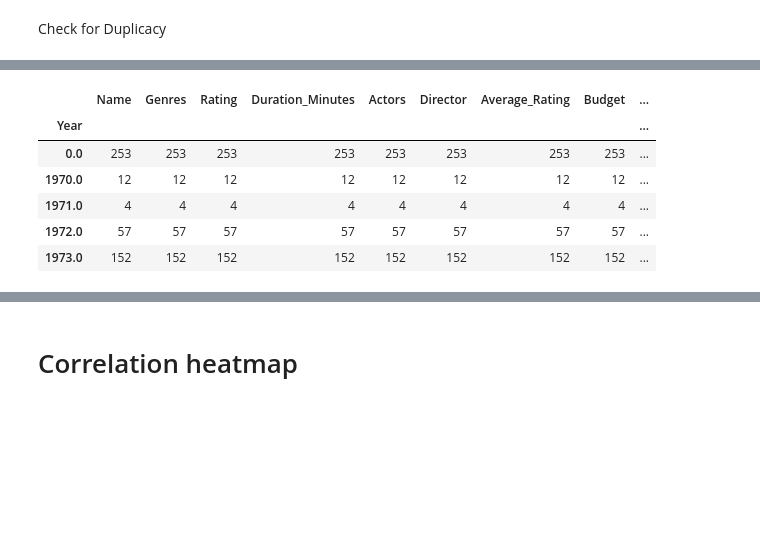
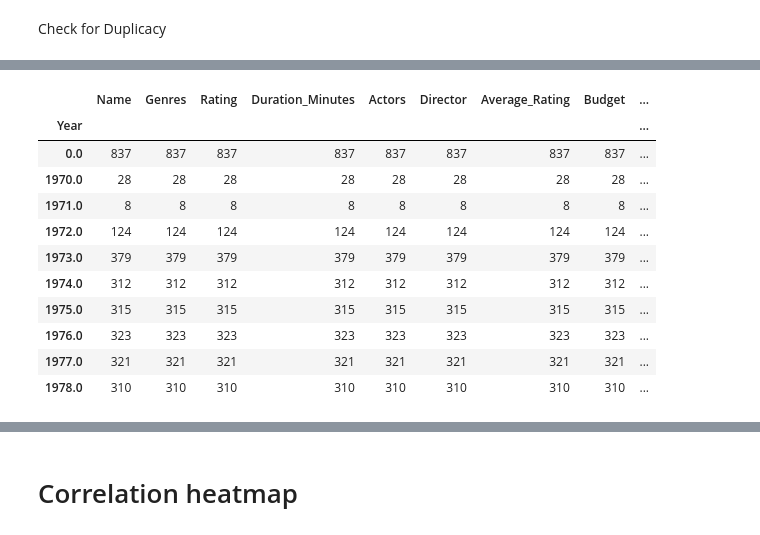
Before and after one commit to ZakBastiani/DataScienceProject2019, a Jupyter notebook: Data Processing.ipynb, the cells around one changed output, grey strips where cells are left out. Cells and saved outputs as stored; diff of their text form; code cells hidden in the pictures; blank space fills up the shorter version.

```diff
--- a/Data Processing.ipynb
+++ b/Data Processing.ipynb
@@ -82,12 +94,17 @@ Name: Rating, dtype: int64
 # %%
 movies["Genres"] = movies["Genres"].str.replace('[','')
 movies["Genres"] = movies["Genres"].str.replace(']','')
+movies["Genres"] = movies["Genres"].str.replace("'",'')
 movies["Actors"] = movies["Actors"].str.replace('[','')
 movies["Actors"] = movies["Actors"].str.replace(']','')
+movies["Actors"] = movies["Actors"].str.replace("'",'')
 movies["Director"] = movies["Director"].str.replace('[','')
 movies["Director"] = movies["Director"].str.replace(']','')
+movies["Director"] = movies["Director"].str.replace("'",'')
 movies["Production Company"] = movies["Production Company"].str.replace('[','')
 movies["Production Company"] = movies["Production Company"].str.replace(']','')
+movies["Production Company"] = movies["Production Company"].str.replace("'",'')
 movies["Language"] = movies["Language"].str.replace('[','')
 movies["Language"] = movies["Language"].str.replace(']','')
-movies.head()
+movies["Language"] = movies["Language"].str.replace("'",'')
+# movies.head()
@@ -125,3 +112,13 @@ memory usage: 1.1+ MB
 indexNames = movies[ (movies['Year'] == 0) & (movies['Rating'] == 'Unrated')&(movies['Budget'] != -1) ].index
 # Delete these row indexes from dataFrame
 movies.drop(indexNames , inplace=True)
+# %%
+g = (movies.Genres.str.split(',', expand=True)
+            .stack()
+            .to_frame(name='genre'))
+g.index = g.index.droplevel(1)
+g["genre"] = g["genre"].str.replace(' ','')
+g["genre"] = g["genre"].str.replace('}','')
+# m=movies.join(g)
+movies=pd.concat([movies, g], axis=1)
+movies.head().T
@@ -127,0 +165,4 @@ movies.drop(indexNames , inplace=True)
+# %%
+drop_geners = ['Musical' ,'Sport', 'History', 'Music','News', 'Reality-TV', 'Talk-Show' , '' ] #Removing TV shows/reality/sport
+movies=movies[~movies['genre'].isin(drop_geners)]
+movies["genre"].value_counts()
@@ -215,6 +223,4 @@ memory usage: 1.0+ MB
 # %%
-drop_geners = ['Musical' ,'Sport', 'History', 'Music','News', 'Reality-TV', 'Talk-Show' ]  #Removing TV shows/reality/sport
-movies=movies[~movies['Genres'].isin(drop_geners)]
 movies.Name.value_counts() #multiple movies with same name ..but each was made in different year with different cast
 df=movies.groupby(['Name'], as_index=False).size()
 df.to_frame()
@@ -526,15 +453,20 @@ actor_movie_count
 # movies["Year"].value_counts().to_frame()
 # %%
 g=movies.groupby('Year')
-g.count().head()
+g.count().head(10)
 # %% [output]
 |  | Name | Genres | Rating | Duration_Minutes | Actors | Director | Average_Rating | Budget | ... |
 | Year |  |  |  |  |  |  |  |  | ... |
-| 0.0 | 253 | 253 | 253 | 253 | 253 | 253 | 253 | 253 | ... |
-| 1970.0 | 12 | 12 | 12 | 12 | 12 | 12 | 12 | 12 | ... |
-| 1971.0 | 4 | 4 | 4 | 4 | 4 | 4 | 4 | 4 | ... |
-| 1972.0 | 57 | 57 | 57 | 57 | 57 | 57 | 57 | 57 | ... |
-| 1973.0 | 152 | 152 | 152 | 152 | 152 | 152 | 152 | 152 | ... |
+| 0.0 | 837 | 837 | 837 | 837 | 837 | 837 | 837 | 837 | ... |
+| 1970.0 | 28 | 28 | 28 | 28 | 28 | 28 | 28 | 28 | ... |
+| 1971.0 | 8 | 8 | 8 | 8 | 8 | 8 | 8 | 8 | ... |
+| 1972.0 | 124 | 124 | 124 | 124 | 124 | 124 | 124 | 124 | ... |
+| 1973.0 | 379 | 379 | 379 | 379 | 379 | 379 | 379 | 379 | ... |
+| 1974.0 | 312 | 312 | 312 | 312 | 312 | 312 | 312 | 312 | ... |
+| 1975.0 | 315 | 315 | 315 | 315 | 315 | 315 | 315 | 315 | ... |
+| 1976.0 | 323 | 323 | 323 | 323 | 323 | 323 | 323 | 323 | ... |
+| 1977.0 | 321 | 321 | 321 | 321 | 321 | 321 | 321 | 321 | ... |
+| 1978.0 | 310 | 310 | 310 | 310 | 310 | 310 | 310 | 310 | ... |
 # %%
 #top 10 rating movies
 Sortedrating= movies.sort_values(['Average_Rating'], ascending=False)
```
Also changed, not shown: parts of 73 cells of this notebook.
